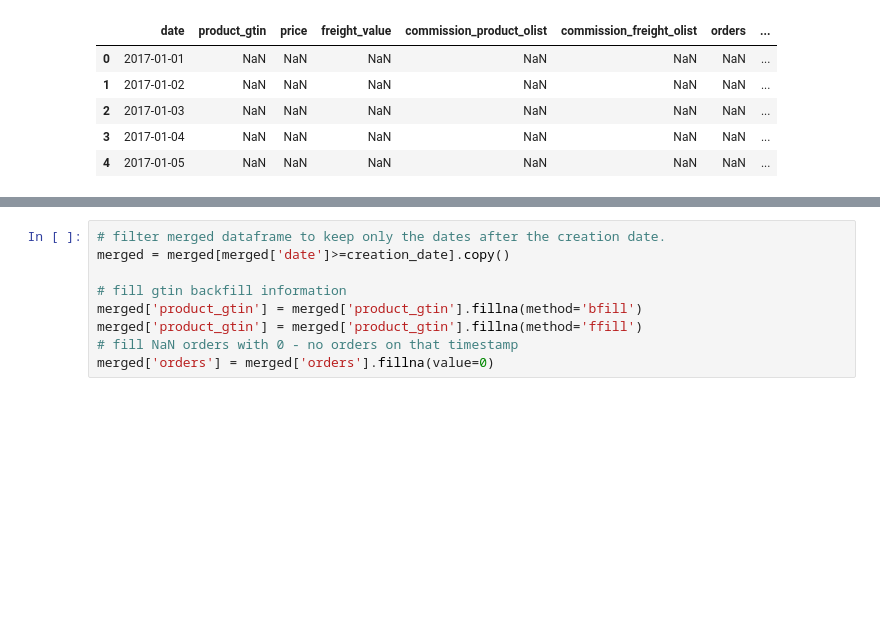
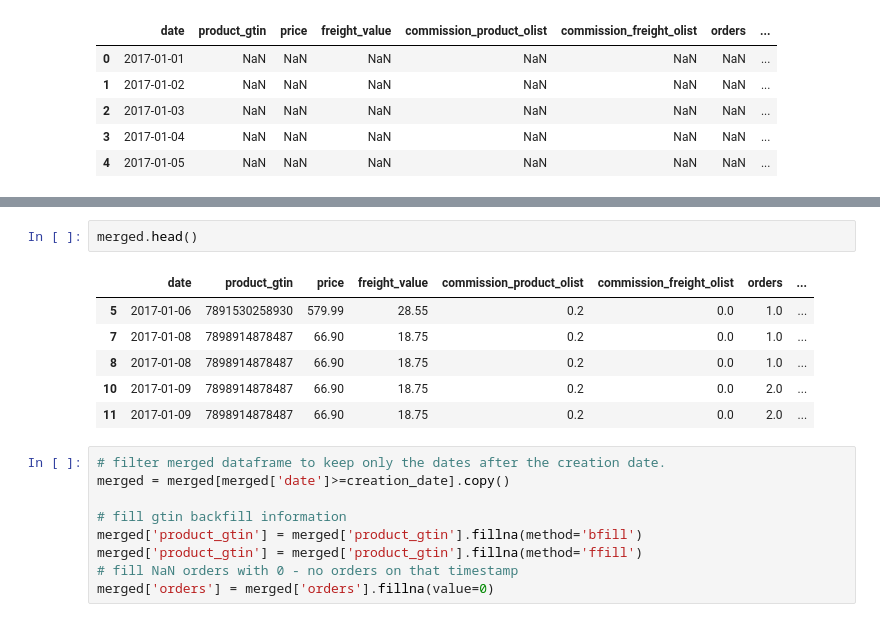
Before and after one commit to ds4a-team4/ETLs, a Jupyter notebook: ETL/ETL-Copy1.ipynb, the cells around one changed output, grey strips where cells are left out. Saved outputs shown, nothing was run; the diff lists cells and outputs as text; blank space fills up the shorter version.

```diff
--- a/ETL/ETL-Copy1.ipynb
+++ b/ETL/ETL-Copy1.ipynb
@@ -195,3 +214,12 @@ merged.head()
+# %%
+merged.head()
+# %% [output]
+|  | date | product_gtin | price | freight_value | commission_product_olist | commission_freight_olist | orders | ... |
+| 5 | 2017-01-06 | 7891530258930 | 579.99 | 28.55 | 0.2 | 0.0 | 1.0 | ... |
+| 7 | 2017-01-08 | 7898914878487 | 66.90 | 18.75 | 0.2 | 0.0 | 1.0 | ... |
+| 8 | 2017-01-08 | 7898914878487 | 66.90 | 18.75 | 0.2 | 0.0 | 1.0 | ... |
+| 10 | 2017-01-09 | 7898914878487 | 66.90 | 18.75 | 0.2 | 0.0 | 2.0 | ... |
+| 11 | 2017-01-09 | 7898914878487 | 66.90 | 18.75 | 0.2 | 0.0 | 2.0 | ... |
 # %%
 # filter merged dataframe to keep only the dates after the creation date.
 merged = merged[merged['date']>=creation_date].copy()
```
Also changed, not shown: parts of 14 cells of this notebook.
